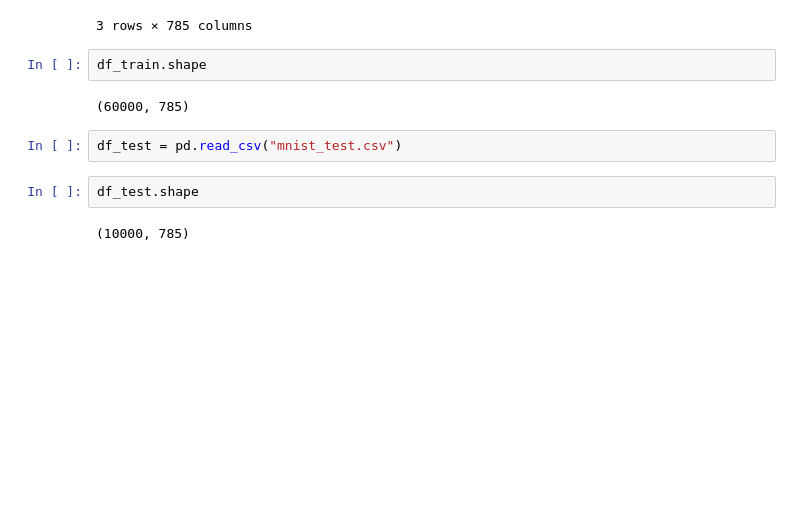
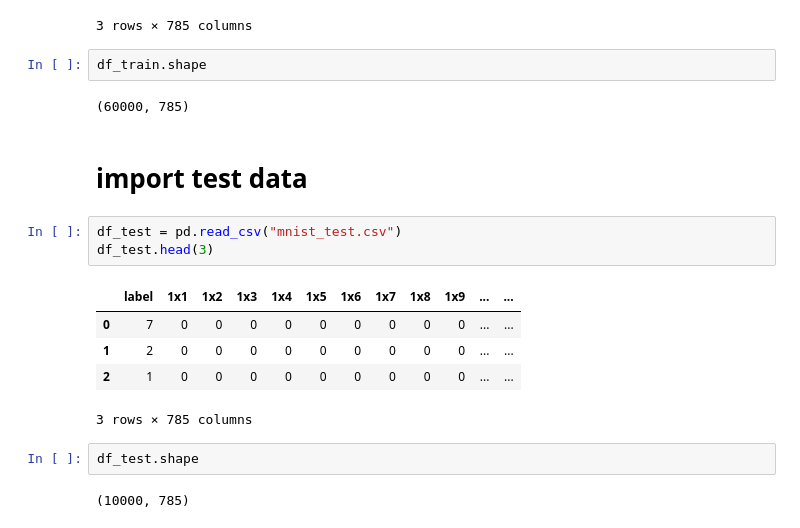
Before and after one commit to Vey27/TensorFlow, a Jupyter notebook: ANNmnist.ipynb, the cells around one changed output. Saved outputs shown, nothing was run; the diff lists cells and outputs as text; blank space fills up the shorter version.

```diff
--- a/ANNmnist.ipynb
+++ b/ANNmnist.ipynb
@@ -14,8 +16,17 @@ df_train.head(3)
 df_train.shape
 # %% [output]
 (60000, 785)
+# %% [markdown]
+# import test data
 # %%
 df_test = pd.read_csv("mnist_test.csv")
+df_test.head(3)
+# %% [output]
+|  | label | 1x1 | 1x2 | 1x3 | 1x4 | 1x5 | 1x6 | 1x7 | 1x8 | 1x9 | ... | ... |
+| 0 | 7 | 0 | 0 | 0 | 0 | 0 | 0 | 0 | 0 | 0 | ... | ... |
+| 1 | 2 | 0 | 0 | 0 | 0 | 0 | 0 | 0 | 0 | 0 | ... | ... |
+| 2 | 1 | 0 | 0 | 0 | 0 | 0 | 0 | 0 | 0 | 0 | ... | ... |
+3 rows × 785 columns
 # %%
 df_test.shape
 # %% [output]
```
Also changed, not shown: parts of 5 cells of this notebook.
